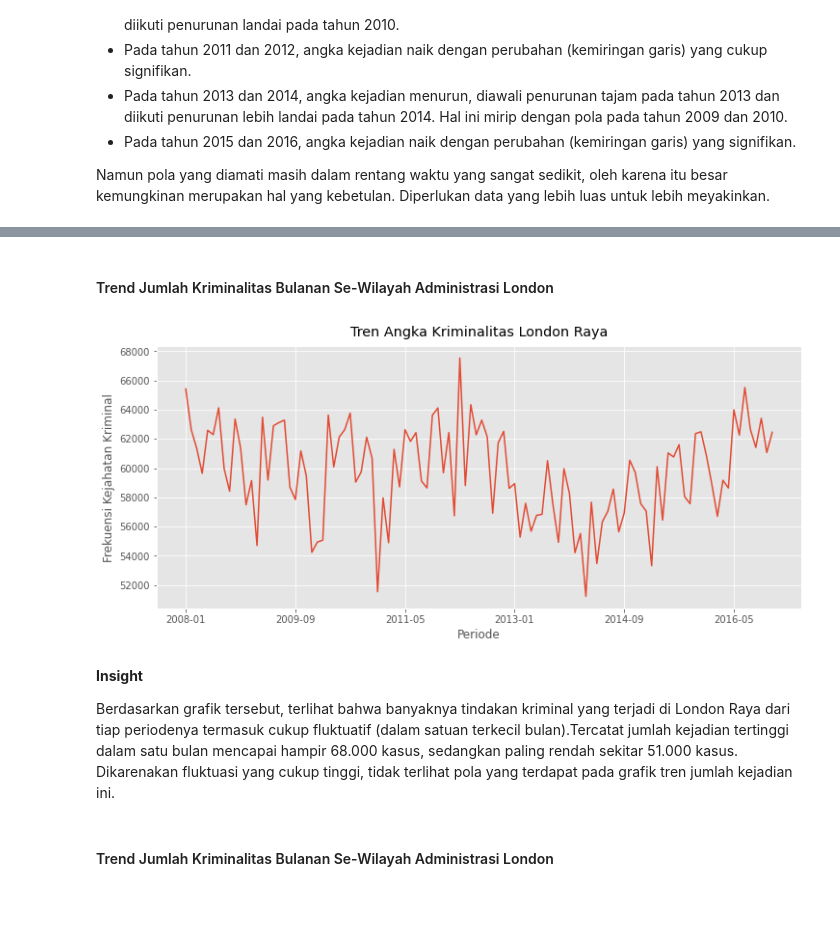
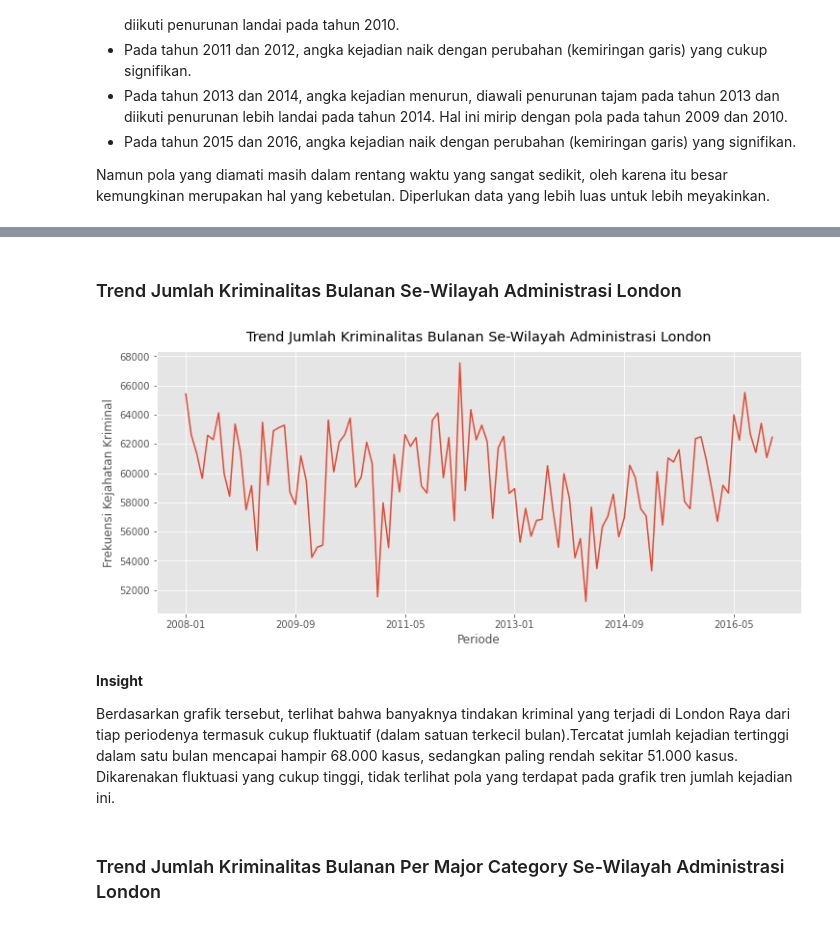
Before and after one commit to aufaf29/london-crime-analysis, a Jupyter notebook: PYTN_Assgn_1_076_Aufa Fadhlurohman.ipynb, the cells around one changed output, grey strips where cells are left out. Cells and saved outputs as stored; diff of their text form; code cells hidden in the pictures.

```diff
--- a/PYTN_Assgn_1_076_Aufa Fadhlurohman.ipynb
+++ b/PYTN_Assgn_1_076_Aufa Fadhlurohman.ipynb
@@ -34,7 +34,7 @@ pd.options.mode.chained_assignment = None
 # %% [markdown]
 ### Persiapan Data
 # %%
-df = pd.read_csv('datasets/london_crime_by_lsoa.csv')
+df = pd.read_csv('dataset/london_crime_by_lsoa.csv')
 # %% [markdown]
 ### Preprocessing
 # %% [markdown]
@@ -208,20 +249,20 @@ Namun pola yang diamati masih dalam rentang waktu yang sangat sedikit, oleh kare
 # %% [markdown]
-#### Trend Jumlah Kriminalitas Bulanan Se-Wilayah Administrasi London
+### Trend Jumlah Kriminalitas Bulanan Se-Wilayah Administrasi London
 # %%
 plt.figure(figsize=(12, 5))
 
 df_reduced.sort_values(by=['periode']).groupby(['periode'])['value'].sum().plot(kind='line');
 
-plt.title('Tren Angka Kriminalitas London Raya', pad=10)
+plt.title('Trend Jumlah Kriminalitas Bulanan Se-Wilayah Administrasi London', pad=10)
 plt.xlabel('Periode')
 plt.ylabel('Frekuensi Kejahatan Kriminal')
 
 plt.show();
 # %% [output]
-[figure, old version]
+[figure, new version]
 # %% [markdown]
 **Insight**
 
 Berdasarkan grafik tersebut, terlihat bahwa banyaknya tindakan kriminal yang terjadi di London Raya dari tiap periodenya termasuk cukup fluktuatif (dalam satuan terkecil bulan).Tercatat jumlah kejadian tertinggi dalam satu bulan mencapai hampir 68.000 kasus, sedangkan paling rendah sekitar 51.000 kasus. Dikarenakan fluktuasi yang cukup tinggi, tidak terlihat pola yang terdapat pada grafik tren jumlah kejadian ini.
 # %% [markdown]
-#### Trend Jumlah Kriminalitas Bulanan Se-Wilayah Administrasi London
+### Trend Jumlah Kriminalitas Bulanan Per Major Category Se-Wilayah Administrasi London
```
Also changed, not shown: parts of 44 cells of this notebook.
